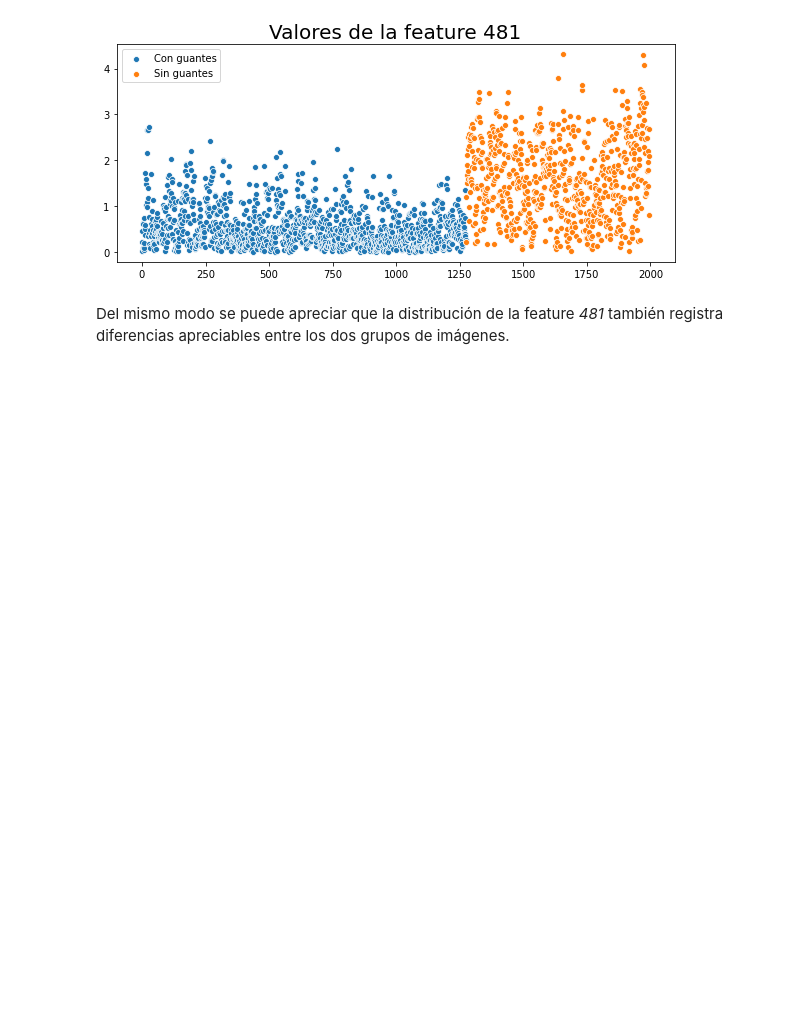
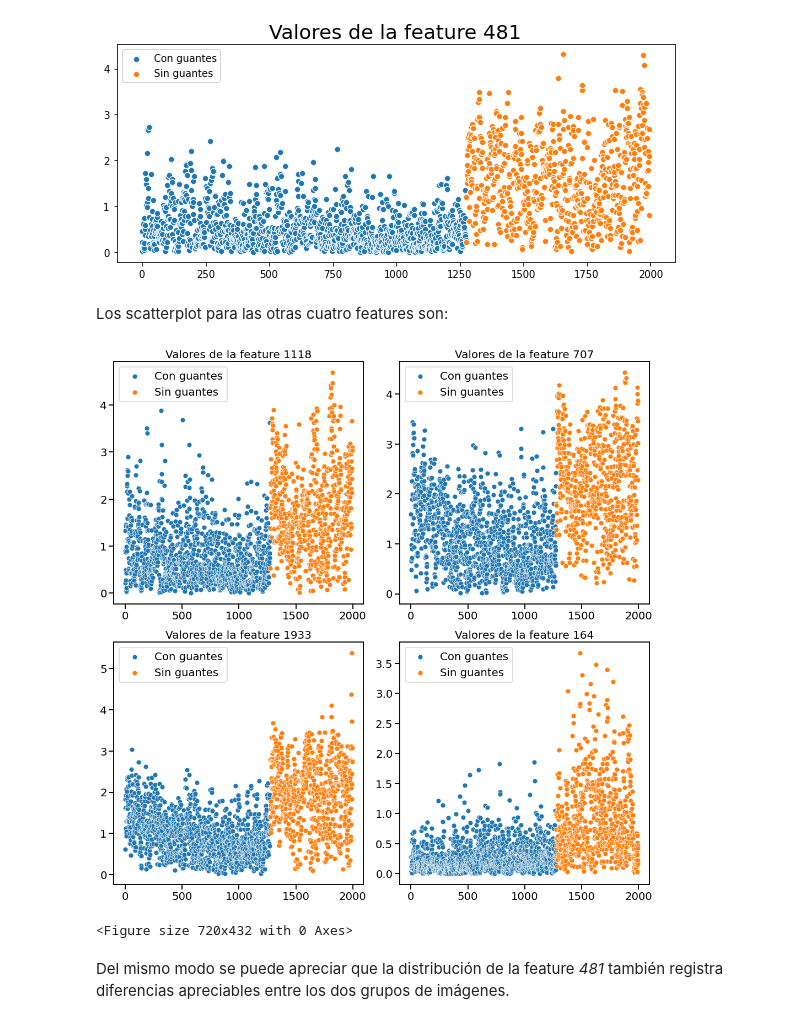
Before and after one commit to leorodriguez/mentoria-diplodatos-grupo2, a Jupyter notebook: mentoria_grupo2_entrega1.ipynb, the cells around one changed output. Drawn from its saved outputs; the diff is of its cells as text; code cells hidden in the pictures; blank space fills up the shorter version.

```diff
--- a/mentoria_grupo2_entrega1.ipynb
+++ b/mentoria_grupo2_entrega1.ipynb
@@ -287,6 +339,28 @@ plt.legend()
 # %% [output]
 <matplotlib.legend.Legend at 0x...>
 [figure]
+# %% [markdown]
+Los scatterplot para las otras cuatro features son:
+# %%
+coordenadas = ['1118','707','1933','164']
+num_plots = len(coordenadas)
+total_cols = 2
+total_rows = 2
+fig, axs = plt.subplots(nrows=total_rows, ncols=total_cols,
+                        figsize=(7*total_cols, 7*total_rows), constrained_layout=True)
+sns.set_context(context='talk', font_scale=1.2)
+plt.figure(figsize=(10,6))
+
+for i, var in enumerate(coordenadas):
+    row = i//total_cols
+    pos = i % total_cols
+    ploti = sns.scatterplot(data=data[data.guantes == 1][var], ax=axs[row][pos], label="Con guantes")
+    sns.scatterplot(data=data[data.guantes == 0][var], ax=axs[row][pos],label="Sin guantes")
+    ploti.axes.set_title("Valores de la feature {}".format(var),fontsize=20)
+    sns.despine()
+# %% [output]
+[figure, added]
+<Figure size 720x432 with 0 Axes>
 # %% [markdown]
 Del mismo modo se puede apreciar que la distribución de la feature *481* también registra diferencias apreciables entre los dos grupos de imágenes.
 # %%
```
Also changed, not shown: parts of 5 cells of this notebook.
